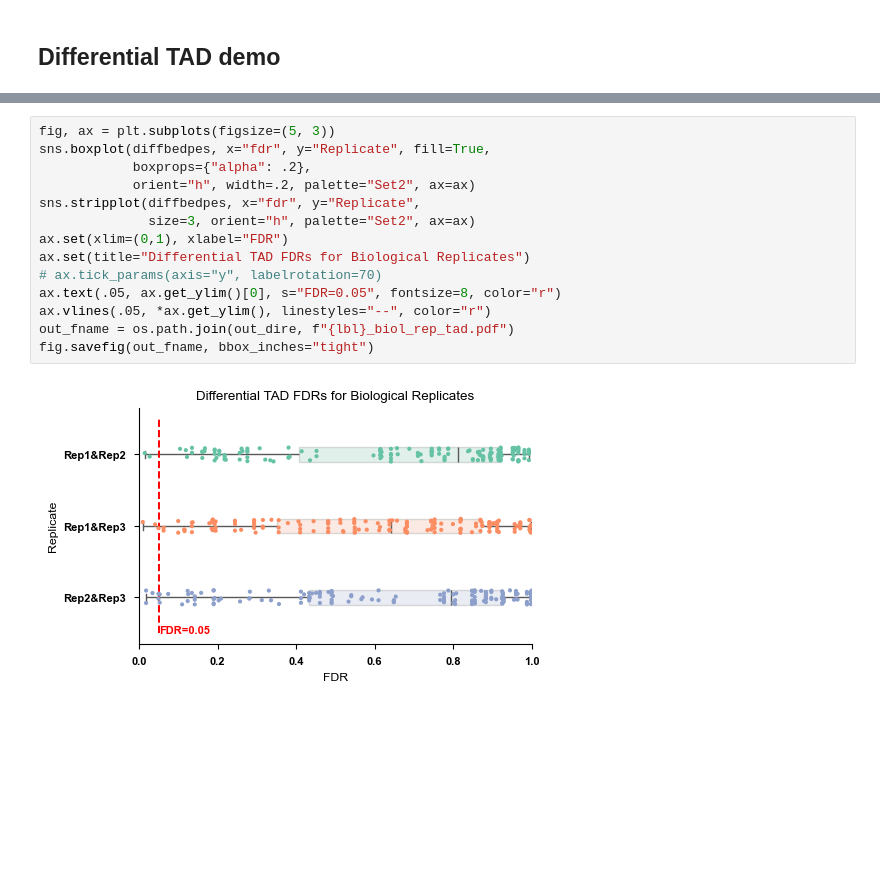
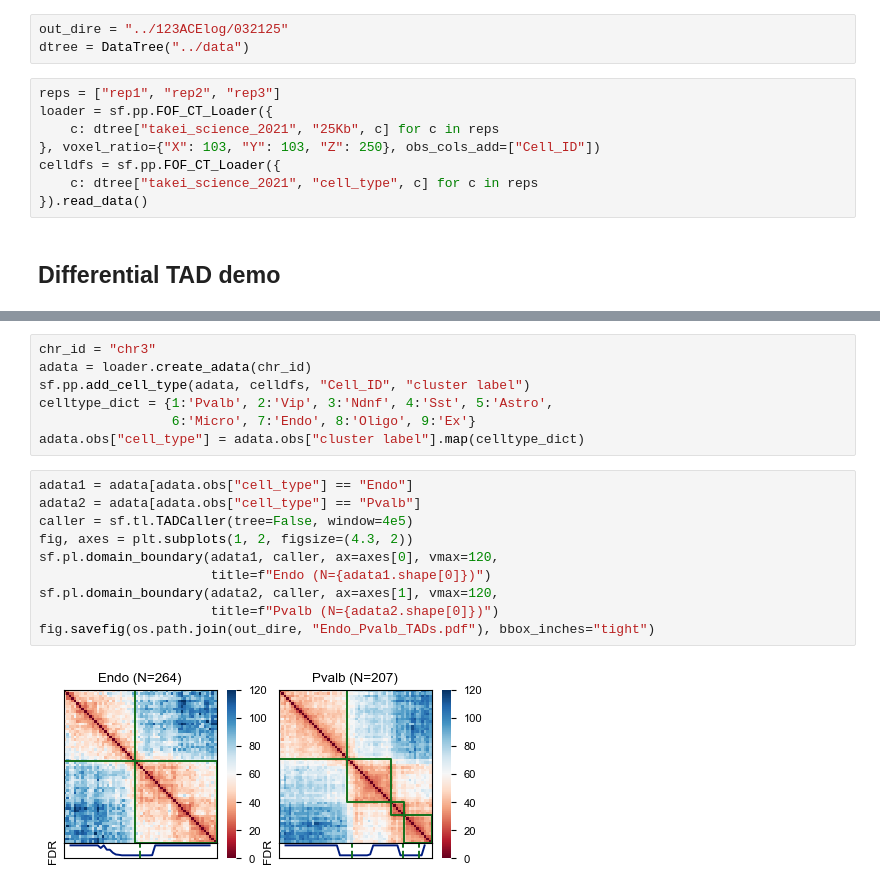
Before and after one commit to hyuyu104/ArcFISH, a Jupyter notebook: figures/3differential.ipynb, the cells around one changed output, grey strips where cells are left out. Saved outputs shown, nothing was run; the diff lists cells and outputs as text; blank space fills up the shorter version.

```diff
--- a/figures/3differential.ipynb
+++ b/figures/3differential.ipynb
@@ -58,2 +20,13 @@ fig.savefig(out_fname, bbox_inches="tight")
+# %%
+out_dire = "../123ACElog/032125"
+dtree = DataTree("../data")
+# %%
+reps = ["rep1", "rep2", "rep3"]
+loader = sf.pp.FOF_CT_Loader({
+    c: dtree["takei_science_2021", "25Kb", c] for c in reps
+}, voxel_ratio={"X": 103, "Y": 103, "Z": 250}, obs_cols_add=["Cell_ID"])
+celldfs = sf.pp.FOF_CT_Loader({
+    c: dtree["takei_science_2021", "cell_type", c] for c in reps
+}).read_data()
 # %% [markdown]
 ## Differential TAD demo
@@ -178,16 +33,19 @@ diffbedpes = pd.concat(diffbedpes, ignore_index=True)
-# %%
-fig, ax = plt.subplots(figsize=(5, 3))
-sns.boxplot(diffbedpes, x="fdr", y="Replicate", fill=True,
-            boxprops={"alpha": .2},
-            orient="h", width=.2, palette="Set2", ax=ax)
-sns.stripplot(diffbedpes, x="fdr", y="Replicate",
-              size=3, orient="h", palette="Set2", ax=ax)
-ax.set(xlim=(0,1), xlabel="FDR")
-ax.set(title="Differential TAD FDRs for Biological Replicates")
-# ax.tick_params(axis="y", labelrotation=70)
-ax.text(.05, ax.get_ylim()[0], s="FDR=0.05", fontsize=8, color="r")
-ax.vlines(.05, *ax.get_ylim(), linestyles="--", color="r")
-out_fname = os.path.join(out_dire, f"{lbl}_biol_rep_tad.pdf")
-fig.savefig(out_fname, bbox_inches="tight")
-# %% [output]
-[figure, removed]
+# %%
+chr_id = "chr3"
+adata = loader.create_adata(chr_id)
+sf.pp.add_cell_type(adata, celldfs, "Cell_ID", "cluster label")
+celltype_dict = {1:'Pvalb', 2:'Vip', 3:'Ndnf', 4:'Sst', 5:'Astro',
+                 6:'Micro', 7:'Endo', 8:'Oligo', 9:'Ex'}
+adata.obs["cell_type"] = adata.obs["cluster label"].map(celltype_dict)
+# %%
+adata1 = adata[adata.obs["cell_type"] == "Endo"]
+adata2 = adata[adata.obs["cell_type"] == "Pvalb"]
+caller = sf.tl.TADCaller(tree=False, window=4e5)
+fig, axes = plt.subplots(1, 2, figsize=(4.3, 2))
+sf.pl.domain_boundary(adata1, caller, ax=axes[0], vmax=120,
+                      title=f"Endo (N={adata1.shape[0]})")
+sf.pl.domain_boundary(adata2, caller, ax=axes[1], vmax=120,
+                      title=f"Pvalb (N={adata2.shape[0]})")
+fig.savefig(os.path.join(out_dire, "Endo_Pvalb_TADs.pdf"), bbox_inches="tight")
+# %% [output]
+[figure, added]
```
Also changed, not shown: parts of 27 cells of this notebook, 5 other files.
